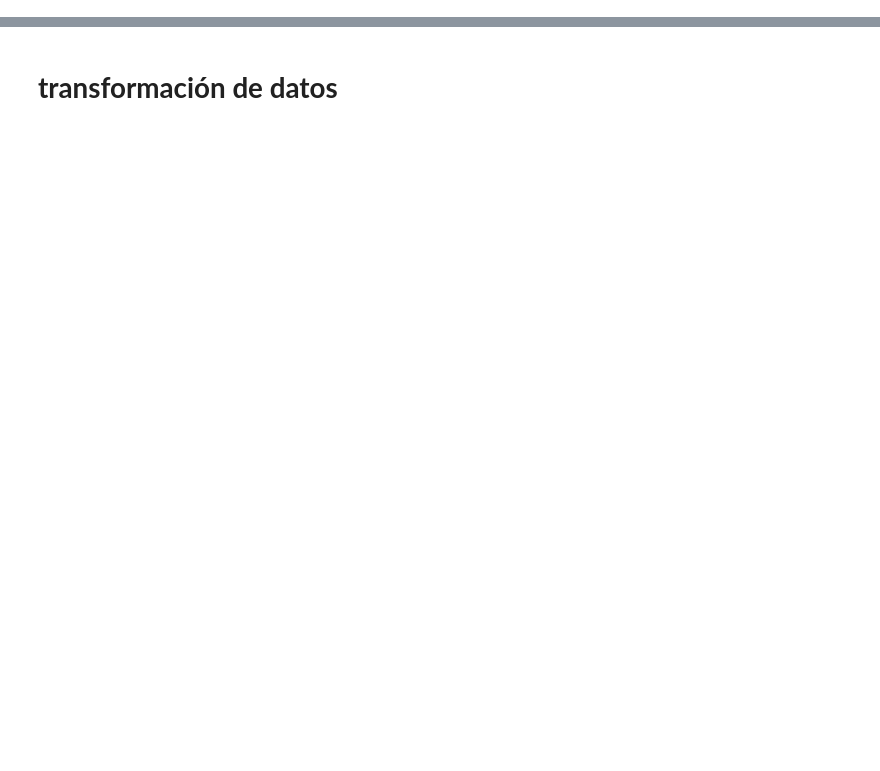
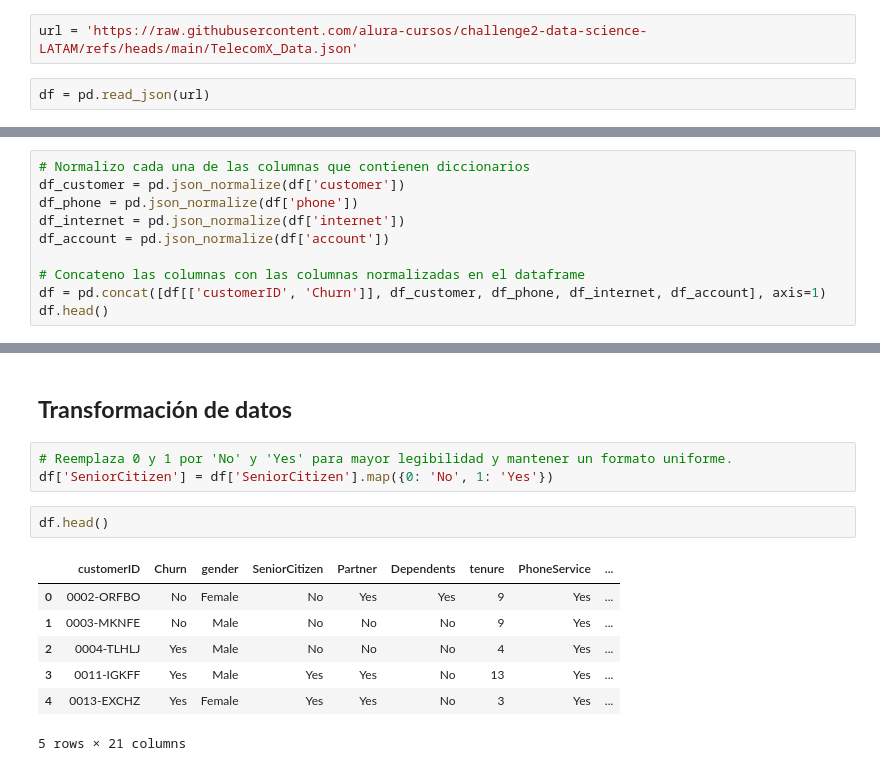
Before and after one commit to DanielRaiicHu/TelecomX, a Jupyter notebook: TelecomX.ipynb, the cells around one changed output, grey strips where cells are left out. Saved outputs shown, nothing was run; the diff lists cells and outputs as text; blank space fills up the shorter version.

Commit message:
Actualización: Análisis de los datos

```diff
--- a/TelecomX.ipynb
+++ b/TelecomX.ipynb
@@ -6,0 +28,4 @@
+# %%
+url = 'https://raw.githubusercontent.com/alura-cursos/challenge2-data-science-LATAM/refs/heads/main/TelecomX_Data.json'
+# %%
+df = pd.read_json(url)
@@ -6,0 +46,10 @@
+# %%
+# Normalizo cada una de las columnas que contienen diccionarios
+df_customer = pd.json_normalize(df['customer'])
+df_phone = pd.json_normalize(df['phone'])
+df_internet = pd.json_normalize(df['internet'])
+df_account = pd.json_normalize(df['account'])
+
+# Concateno las columnas con las columnas normalizadas en el dataframe
+df = pd.concat([df[['customerID', 'Churn']], df_customer, df_phone, df_internet, df_account], axis=1)
+df.head()
@@ -7,2 +243,15 @@
 # %% [markdown]
-# **transformación de datos**
+## **Transformación de datos**
+# %%
+# Reemplaza 0 y 1 por 'No' y 'Yes' para mayor legibilidad y mantener un formato uniforme.
+df['SeniorCitizen'] = df['SeniorCitizen'].map({0: 'No', 1: 'Yes'})
+# %%
+df.head()
+# %% [output]
+|  | customerID | Churn | gender | SeniorCitizen | Partner | Dependents | tenure | PhoneService | ... |
+| 0 | 0002-ORFBO | No | Female | No | Yes | Yes | 9 | Yes | ... |
+| 1 | 0003-MKNFE | No | Male | No | No | No | 9 | Yes | ... |
+| 2 | 0004-TLHLJ | Yes | Male | No | No | No | 4 | Yes | ... |
+| 3 | 0011-IGKFF | Yes | Male | Yes | Yes | No | 13 | Yes | ... |
+| 4 | 0013-EXCHZ | Yes | Female | Yes | Yes | No | 3 | Yes | ... |
+5 rows × 21 columns
```
Also changed, not shown: parts of 28 cells of this notebook.
